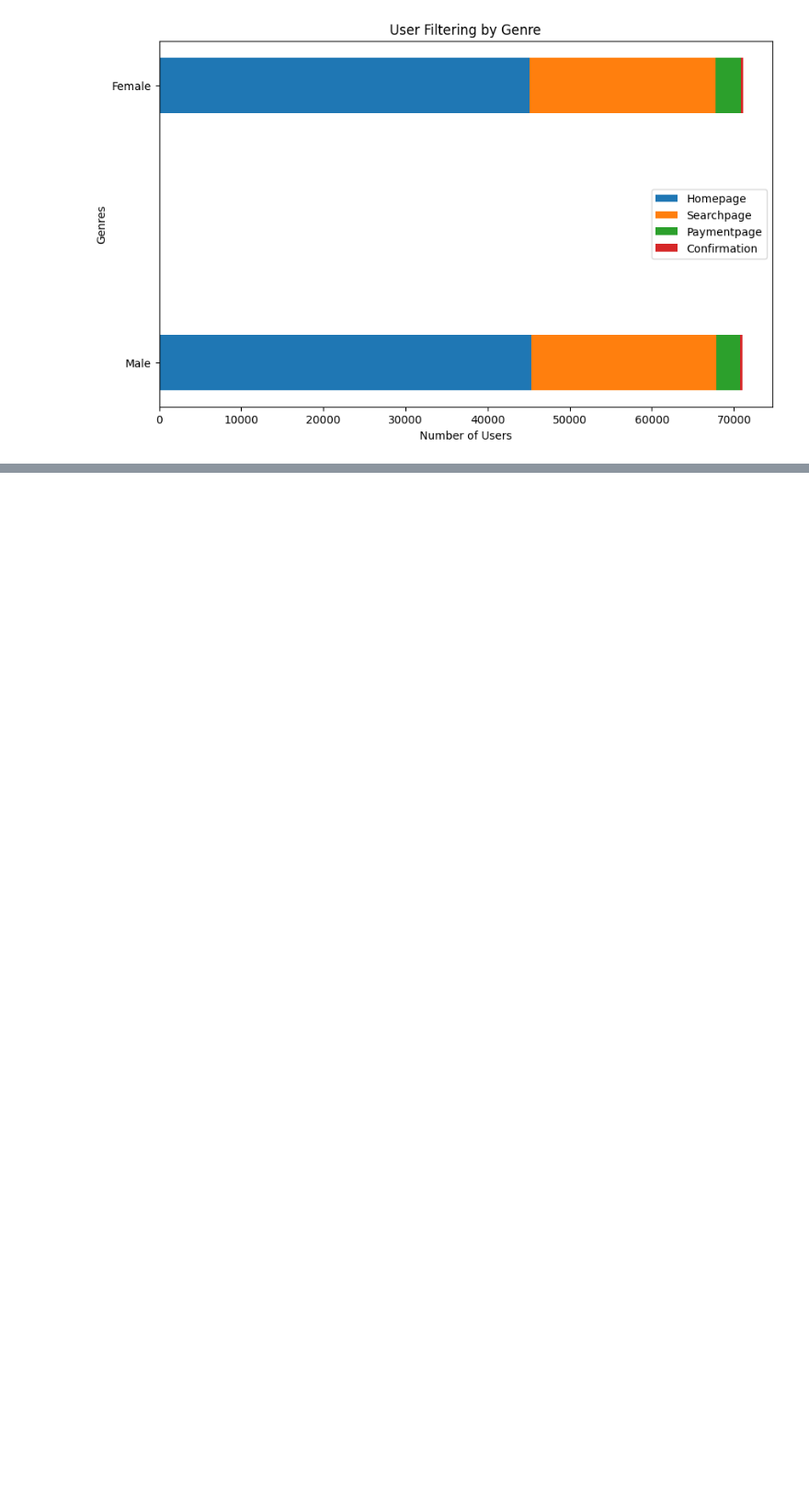
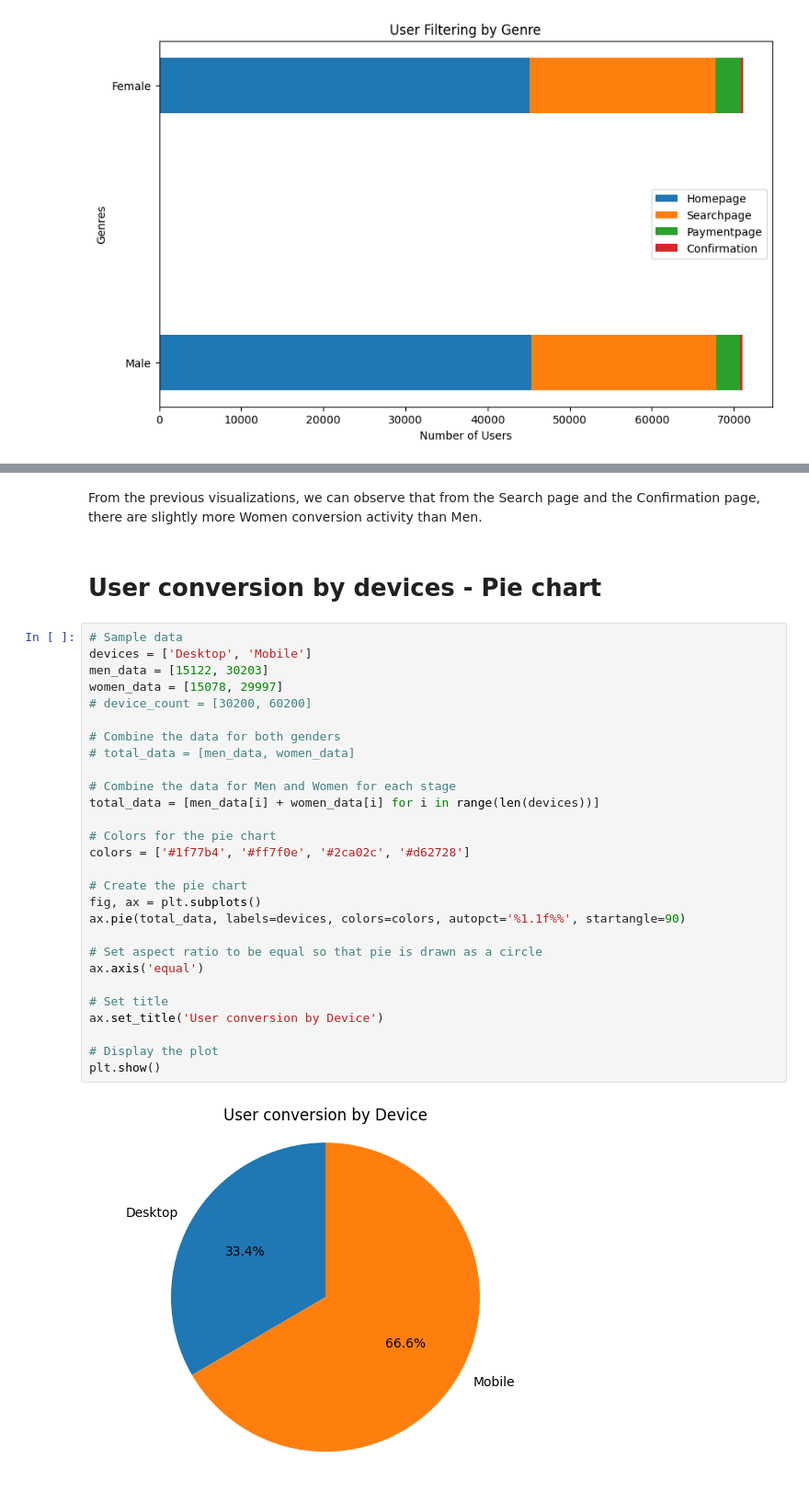
Before and after one commit to Whis99/UserFunnelAnalysis, a Jupyter notebook: UserFunnelAnalysis.ipynb, the cells around one changed output, grey strips where cells are left out. Shown: that part at 92% size. Saved outputs shown, nothing was run; the diff lists cells and outputs as text; blank space fills up the shorter version.

```diff
--- a/UserFunnelAnalysis.ipynb
+++ b/UserFunnelAnalysis.ipynb
@@ -249,0 +308,34 @@ plt.show()
+# %% [markdown]
+From the previous visualizations, we can observe that from the Search page and the Confirmation page, there are slightly more Women conversion activity than Men.
+# %% [markdown]
+# **User conversion by devices - Pie chart**
+# %%
+# Sample data
+devices = ['Desktop', 'Mobile']
+men_data = [15122, 30203]
+women_data = [15078, 29997]
+# device_count = [30200, 60200]
+
+# Combine the data for both genders
+# total_data = [men_data, women_data]
+
+# Combine the data for Men and Women for each stage
+total_data = [men_data[i] + women_data[i] for i in range(len(devices))]
+
+# Colors for the pie chart
+colors = ['#1f77b4', '#ff7f0e', '#2ca02c', '#d62728']
+
+# Create the pie chart
+fig, ax = plt.subplots()
+ax.pie(total_data, labels=devices, colors=colors, autopct='%1.1f%%', startangle=90)
+
+# Set aspect ratio to be equal so that pie is drawn as a circle
+ax.axis('equal')
+
+# Set title
+ax.set_title('User conversion by Device')
+
+# Display the plot
+plt.show()
+# %% [output]
+[figure, added]
```
Also changed, not shown: parts of 7 cells of this notebook.
